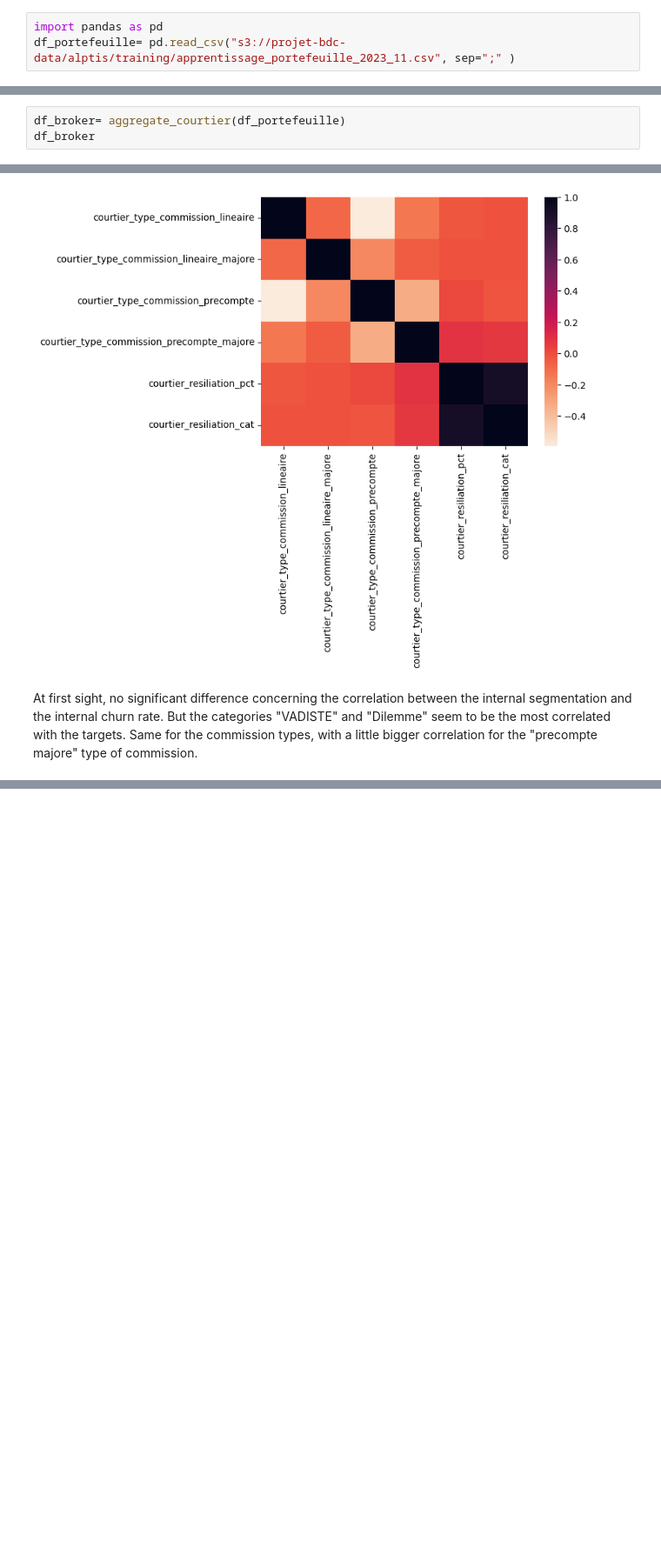
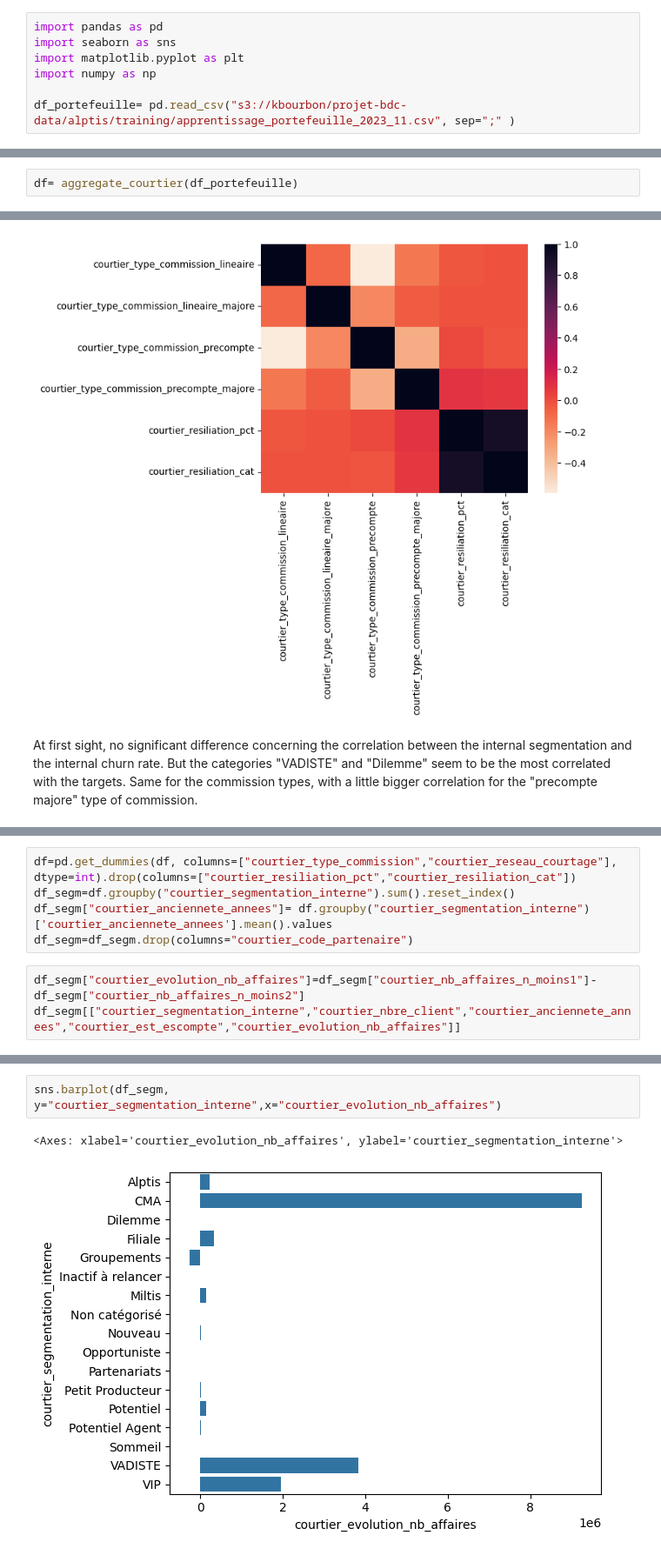
Before and after one commit to kellybourbon2/Alptis-churn-prediction, a Jupyter notebook: Broker_internal_churn.ipynb, the cells around one changed output, grey strips where cells are left out. Shown at 87% size. Saved outputs shown, nothing was run; the diff lists cells and outputs as text; blank space fills up the shorter version.

Commit message:
courtier segmentation update

```diff
--- a/Broker_internal_churn.ipynb
+++ b/Broker_internal_churn.ipynb
@@ -6,7 +6,11 @@ Tentons de **prédire pour un certain courtier partenaire, le taux de résiliati
 Pour pouvoir appliquer des modèles sur les variables liées aux courtiers, nous devons d'abord agrégé le DataFrame selon le courtier_code_partenaire.
 # %%
 import pandas as pd
-df_portefeuille= pd.read_csv("s3://projet-bdc-data/alptis/training/apprentissage_portefeuille_2023_11.csv", sep=";" )
+import seaborn as sns
+import matplotlib.pyplot as plt
+import numpy as np
+
+df_portefeuille= pd.read_csv("s3://kbourbon/projet-bdc-data/alptis/training/apprentissage_portefeuille_2023_11.csv", sep=";" )
 # %%
 #Création d'une fonction qui crée un dataframe agrégé par type de courtier, à partir de df_portefeuille
 
@@ -100,5 +104,4 @@ def aggregate_courtier(df_portefeuille):
 
     return df_agg
 # %%
-df_broker= aggregate_courtier(df_portefeuille)
-df_broker
+df= aggregate_courtier(df_portefeuille)
@@ -264,0 +169,8 @@ aggregate_by_commission_type(df_broker)
+# %%
+df=pd.get_dummies(df, columns=["courtier_type_commission","courtier_reseau_courtage"], dtype=int).drop(columns=["courtier_resiliation_pct","courtier_resiliation_cat"])
+df_segm=df.groupby("courtier_segmentation_interne").sum().reset_index()
+df_segm["courtier_anciennete_annees"]= df.groupby("courtier_segmentation_interne")['courtier_anciennete_annees'].mean().values
+df_segm=df_segm.drop(columns="courtier_code_partenaire")
+# %%
+df_segm["courtier_evolution_nb_affaires"]=df_segm["courtier_nb_affaires_n_moins1"]-df_segm["courtier_nb_affaires_n_moins2"]
+df_segm[["courtier_segmentation_interne","courtier_nbre_client","courtier_anciennete_annees","courtier_est_escompte","courtier_evolution_nb_affaires"]]
@@ -264,0 +196,5 @@ aggregate_by_commission_type(df_broker)
+# %%
+sns.barplot(df_segm, y="courtier_segmentation_interne",x="courtier_evolution_nb_affaires")
+# %% [output]
+<Axes: xlabel='courtier_evolution_nb_affaires', ylabel='courtier_segmentation_interne'>
+[figure, added]
```
Also changed, not shown: parts of 19 cells of this notebook, 2 other files.
